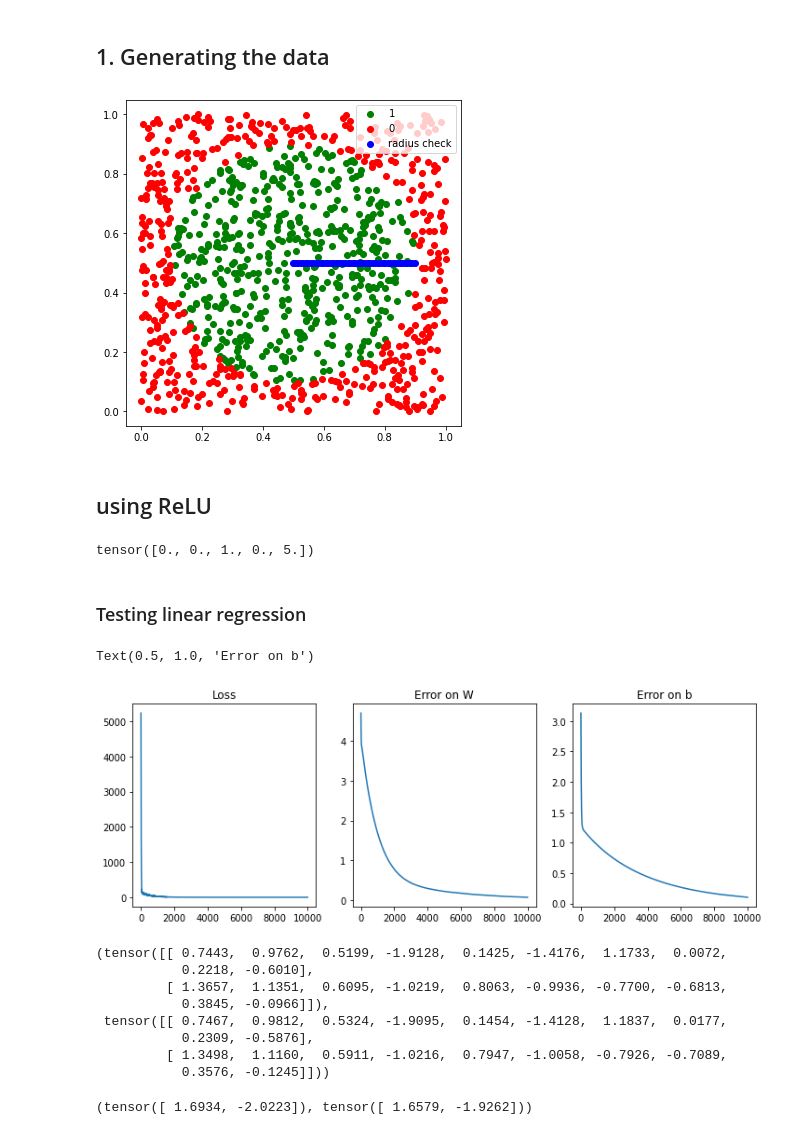
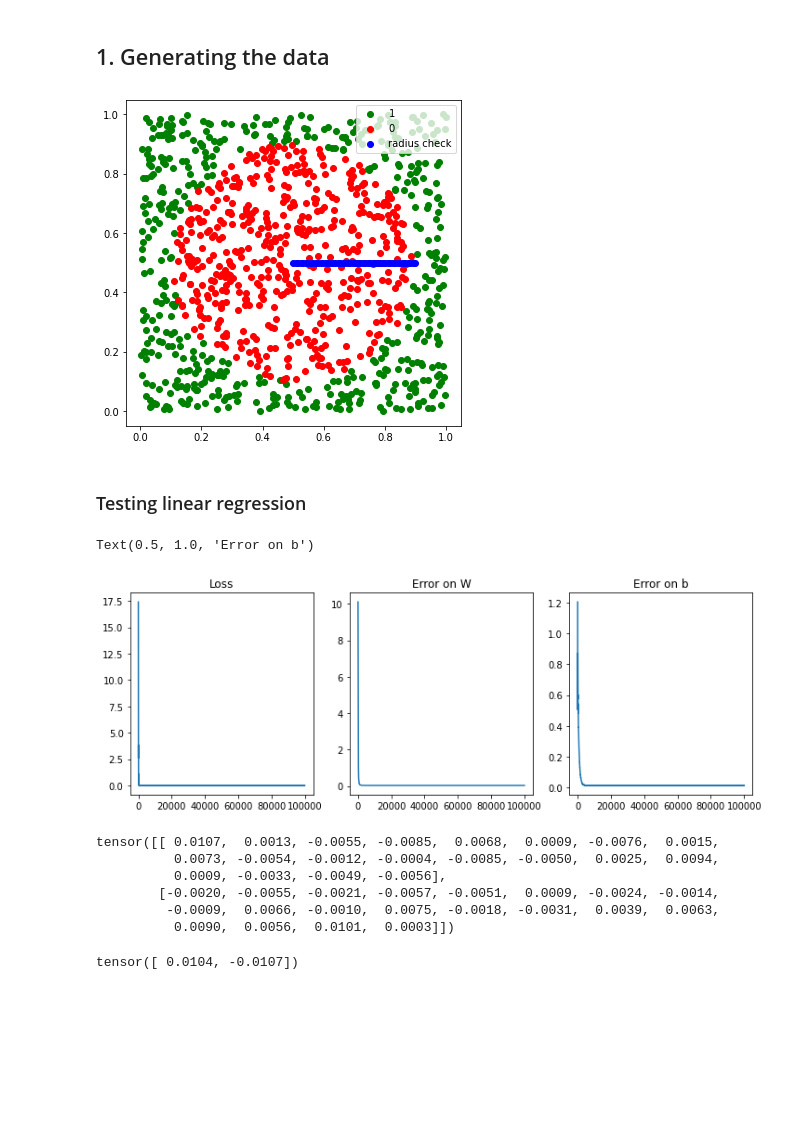
Before and after one commit to lustea0201/dl_projects, a Jupyter notebook: project2/main.ipynb, the cells around one changed output. Saved outputs shown, nothing was run; the diff lists cells and outputs as text; code cells hidden in the pictures; blank space fills up the shorter version.

```diff
--- a/project2/main.ipynb
+++ b/project2/main.ipynb
@@ -8,30 +8,20 @@ torch.set_grad_enabled(False) # REQUIRED
 # %%
 from utils import generate_dataset, show_dataset
 
-X, y = generate_dataset()
-show_dataset(X, y)
+X_train, y_train, X_test, y_test = generate_dataset(1000)
+show_dataset(X_train, y_train[:,1])
 # %% [output]
-[figure, old version]
+[figure, new version]
-# %% [markdown]
-## using ReLU
-# %%
-from module import ReLU
-
-r = ReLU()
-
-r.forward(torch.tensor([-2, 0, 1, -0.4, 5]))
-# %% [output]
-tensor([0., 0., 1., 0., 5.])
 # %% [markdown]
 ### Testing linear regression
 # %%
-from module import Linear
+from module import Linear, ReLU, Tanh, LossMSE
 import matplotlib.pyplot as plt
 
 
 
 n_samples = 1000
-input_dim = 10
+input_dim = 20
 output_dim = 2
 
 x0 = torch.rand((n_samples, input_dim))
@@ -52,13 +42,15 @@ for i in range(n_samples):
 y += 0.05*torch.empty(y.shape).normal_(0, 1)
 
 ll = Linear(input_dim, output_dim)
+LS = LossMSE()
+
 
 losses, d_w, d_b = [], [], []
 
 
-nb_epochs = 1000
+nb_epochs = 10000
 mini_batch_size = 100
-lr = 1e-4/n_samples*mini_batch_size
+lr = 1e-1/n_samples*mini_batch_size
 
 
 
@@ -68,10 +60,10 @@ for epoch in range(nb_epochs):
         input_ = x0.narrow(0, i, mini_batch_size)
         target = y.narrow(0, i, mini_batch_size)
         x2 = ll.forward(input_)
-        error = target - x2
-        loss = torch.pow(error, 2).sum()
 
-        grad_output = -2*error
+        loss = LS.forward(x2, target)
+
+        grad_output = LS.backward()
         grad_input = ll.backward(grad_output)
 
 
@@ -91,22 +83,20 @@ ax[2].plot(d_b)
 ax[2].set_title('Error on b')
 # %% [output]
 Text(0.5, 1.0, 'Error on b')
-[figure, old version]
+[figure, new version]
 # %%
-W, ll.W
+W - ll.W
 # %% [output]
-(tensor([[ 0.7443,  0.9762,  0.5199, -1.9128,  0.1425, -1.4176,  1.1733,  0.0072,
-           0.2218, -0.6010],
-         [ 1.3657,  1.1351,  0.6095, -1.0219,  0.8063, -0.9936, -0.7700, -0.6813,
-           0.3845, -0.0966]]),
- tensor([[ 0.7467,  0.9812,  0.5324, -1.9095,  0.1454, -1.4128,  1.1837,  0.0177,
-           0.2309, -0.5876],
-         [ 1.3498,  1.1160,  0.5911, -1.0216,  0.7947, -1.0058, -0.7926, -0.7089,
-           0.3576, -0.1245]]))
+tensor([[ 0.0107,  0.0013, -0.0055, -0.0085,  0.0068,  0.0009, -0.0076,  0.0015,
+          0.0073, -0.0054, -0.0012, -0.0004, -0.0085, -0.0050,  0.0025,  0.0094,
+          0.0009, -0.0033, -0.0049, -0.0056],
+        [-0.0020, -0.0055, -0.0021, -0.0057, -0.0051,  0.0009, -0.0024, -0.0014,
+         -0.0009,  0.0066, -0.0010,  0.0075, -0.0018, -0.0031,  0.0039,  0.0063,
+          0.0090,  0.0056,  0.0101,  0.0003]])
 # %%
-b, ll.b.squeeze()
+b - ll.b
 # %% [output]
-(tensor([ 1.6934, -2.0223]), tensor([ 1.6579, -1.9262]))
+tensor([ 0.0104, -0.0107])
 # %%
 d_w[-1], d_b[-1]
 # %% [output]
```
Also changed, not shown: parts of 7 cells of this notebook.
